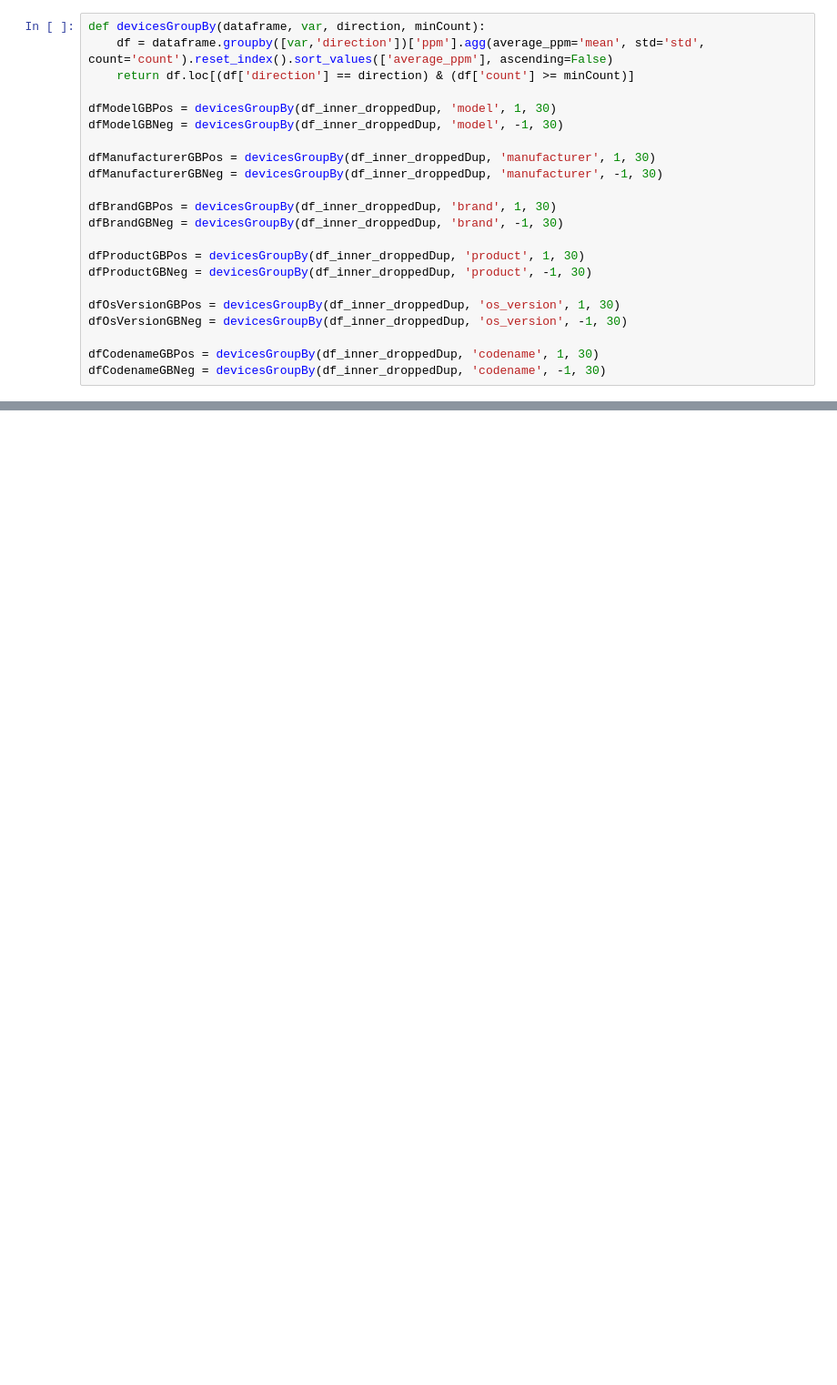
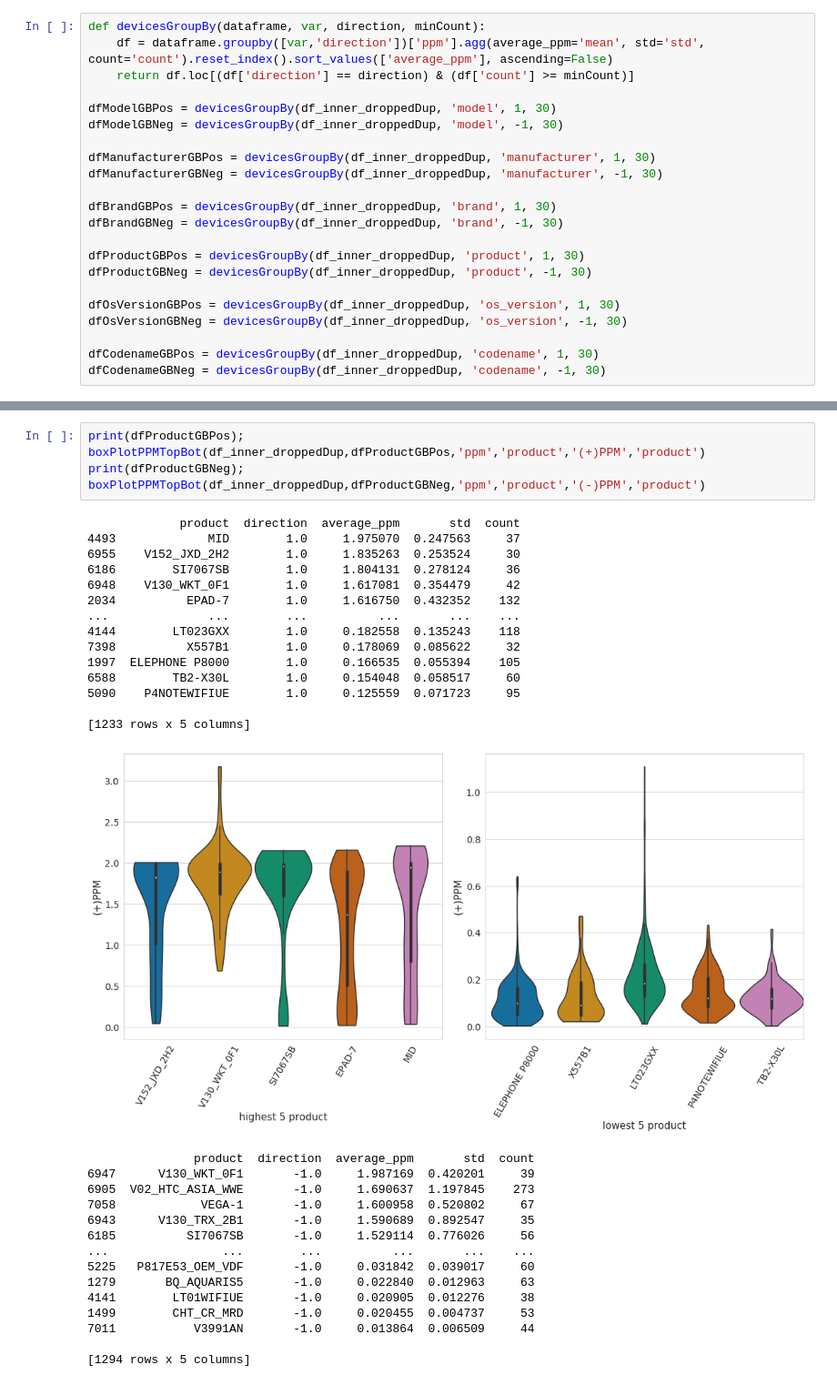
Before and after one commit to greenhub-project/notebooks, a Jupyter notebook: notebooks/QueryDevicesPPM.ipynb, the cells around one changed output, grey strips where cells are left out. Shown at 91% size. Cells and saved outputs as stored; diff of their text form; blank space fills up the shorter version.

```diff
--- a/notebooks/QueryDevicesPPM.ipynb
+++ b/notebooks/QueryDevicesPPM.ipynb
@@ -294,0 +257,35 @@ print(dfCodenameGBPos); print(dfCodenameGBNeg)
+# %%
+print(dfProductGBPos);
+boxPlotPPMTopBot(df_inner_droppedDup,dfProductGBPos,'ppm','product','(+)PPM','product')
+print(dfProductGBNeg);
+boxPlotPPMTopBot(df_inner_droppedDup,dfProductGBNeg,'ppm','product','(-)PPM','product')
+# %% [output]
+             product  direction  average_ppm       std  count
+4493             MID        1.0     1.975070  0.247563     37
+6955    V152_JXD_2H2        1.0     1.835263  0.253524     30
+6186        SI7067SB        1.0     1.804131  0.278124     36
+6948    V130_WKT_0F1        1.0     1.617081  0.354479     42
+2034          EPAD-7        1.0     1.616750  0.432352    132
+...              ...        ...          ...       ...    ...
+4144        LT023GXX        1.0     0.182558  0.135243    118
+7398          X557B1        1.0     0.178069  0.085622     32
+1997  ELEPHONE P8000        1.0     0.166535  0.055394    105
+6588        TB2-X30L        1.0     0.154048  0.058517     60
+5090    P4NOTEWIFIUE        1.0     0.125559  0.071723     95
+
+[1233 rows x 5 columns]
+[figure, added]
+               product  direction  average_ppm       std  count
+6947      V130_WKT_0F1       -1.0     1.987169  0.420201     39
+6905  V02_HTC_ASIA_WWE       -1.0     1.690637  1.197845    273
+7058            VEGA-1       -1.0     1.600958  0.520802     67
+6943      V130_TRX_2B1       -1.0     1.590689  0.892547     35
+6185          SI7067SB       -1.0     1.529114  0.776026     56
+...                ...        ...          ...       ...    ...
+5225   P817E53_OEM_VDF       -1.0     0.031842  0.039017     60
+1279       BQ_AQUARIS5       -1.0     0.022840  0.012963     63
+4141        LT01WIFIUE       -1.0     0.020905  0.012276     38
+1499        CHT_CR_MRD       -1.0     0.020455  0.004737     53
+7011           V3991AN       -1.0     0.013864  0.006509     44
+
+[1294 rows x 5 columns]
```
Also changed, not shown: parts of 17 cells of this notebook, 17 other files.
